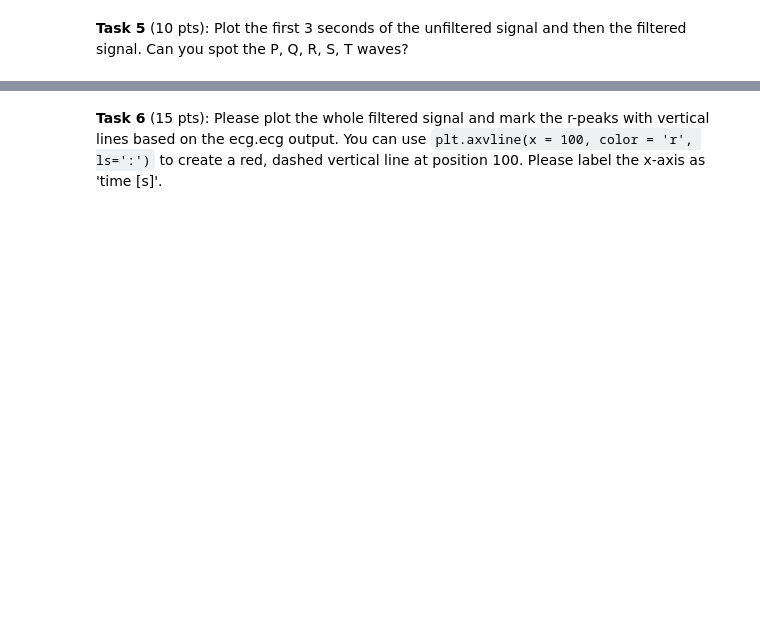
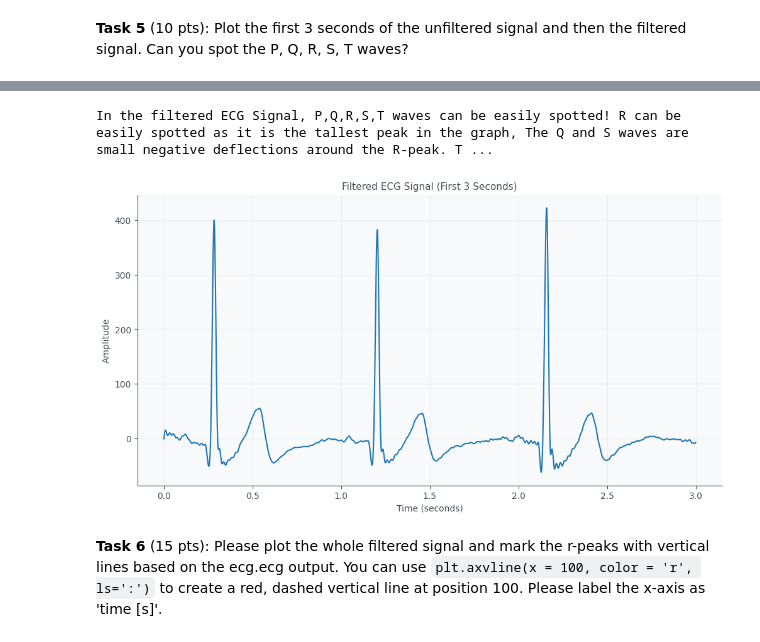
Before and after one commit to TinyZhen/cs666student, a Jupyter notebook: CS666_Assignment_1.ipynb, the cells around one changed output, grey strips where cells are left out. Saved outputs shown, nothing was run; the diff lists cells and outputs as text; code cells hidden in the pictures; blank space fills up the shorter version.

```diff
--- a/CS666_Assignment_1.ipynb
+++ b/CS666_Assignment_1.ipynb
@@ -35,2 +89,15 @@ SECONDS = 0 ### TODO!
+# %%
+filtered = out['filtered'][:3 * SAMPLING_RATE]
+plt.figure(figsize=(12,6))
+
+plt.plot(t, filtered)
+plt.title("Filtered ECG Signal (First 3 Seconds)")
+plt.xlabel("Time (seconds)")
+plt.ylabel("Amplitude")
+
+print("In the filtered ECG Signal, P,Q,R,S,T waves can be easily spotted! R can be easily spotted as it is the tallest peak in the graph, The Q and S waves are small negative deflections around the R-peak. The P-wave appears as a small positive deflection preceding each R-peak. and T appears as a broader positive wave following the R-Peak. ")
+# %% [output]
+In the filtered ECG Signal, P,Q,R,S,T waves can be easily spotted! R can be easily spotted as it is the tallest peak in the graph, The Q and S waves are small negative deflections around the R-peak. T ...
+[figure, added]
 # %% [markdown]
 **Task 6** (15 pts): Please plot the whole filtered signal and mark the r-peaks with vertical lines based on the ecg.ecg output. You can use `plt.axvline(x = 100, color = 'r', ls=':')` to create a red, dashed vertical line at position 100. Please label the x-axis as 'time [s]'.
```
Also changed, not shown: parts of 24 cells of this notebook.
